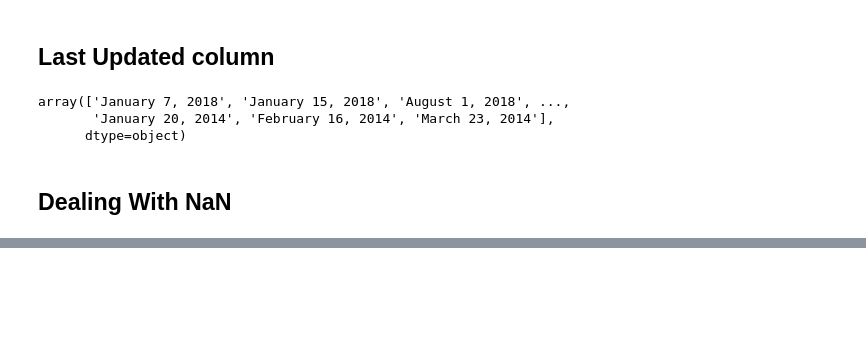
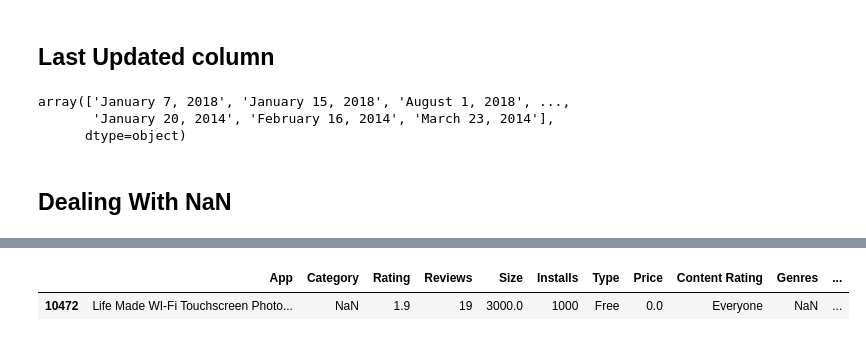
Before and after one commit to kuldeep-sngh/Play-Store-App-Review-Analysis, a Jupyter notebook: Play_Store_App_Review_Analysis_colab_notebook.ipynb, the cells around one changed output, grey strips where cells are left out. Saved outputs shown, nothing was run; the diff lists cells and outputs as text; code cells hidden in the pictures; blank space fills up the shorter version.

```diff
--- a/Play_Store_App_Review_Analysis_colab_notebook.ipynb
+++ b/Play_Store_App_Review_Analysis_colab_notebook.ipynb
@@ -453,0 +484,6 @@ playstore_df['Last Updated'] = playstore_df['Last Updated'].apply(parser.parse)
+# %%
+# Get remaing row with NaN value
+playstore_df.loc[playstore_df['Category'].isnull()]
+# %% [output]
+|  | App | Category | Rating | Reviews | Size | Installs | Type | Price | Content Rating | Genres | ... |
+| 10472 | Life Made WI-Fi Touchscreen Photo... | NaN | 1.9 | 19 | 3000.0 | 1000 | Free | 0.0 | Everyone | NaN | ... |
```
Also changed, not shown: parts of 19 cells of this notebook.
